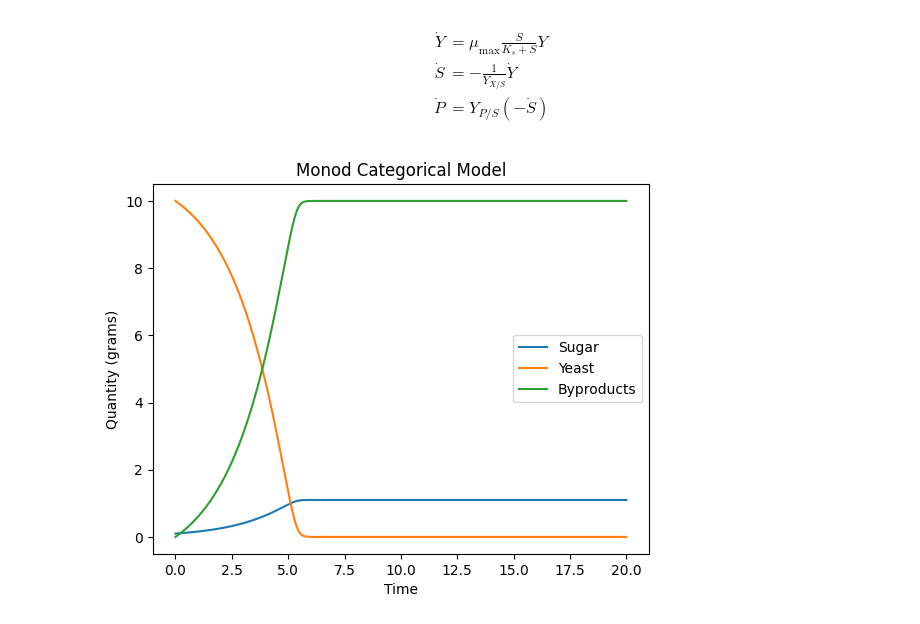
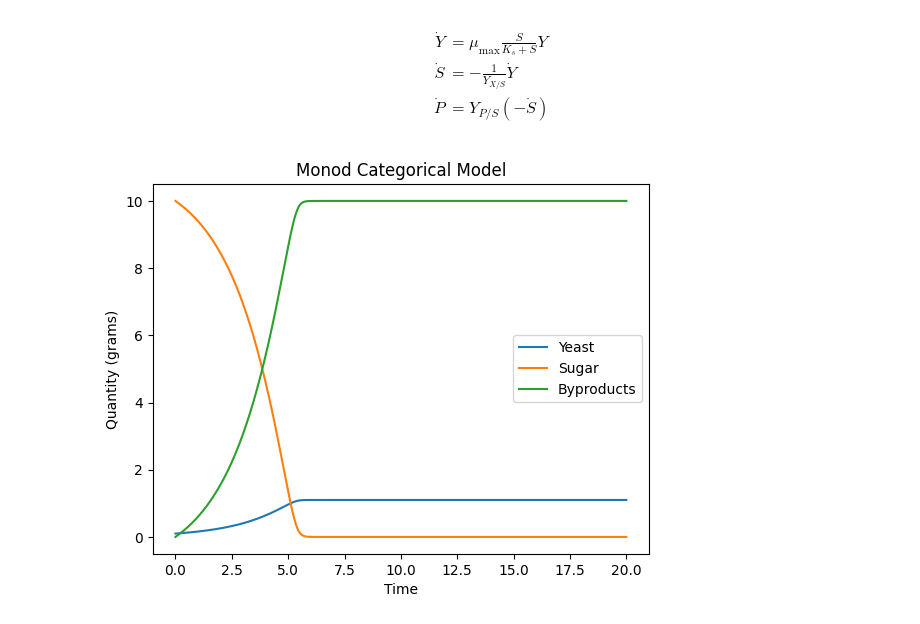
Before and after one commit to EthanPrimes/modeling_yeast_spread, a Jupyter notebook: monod_categorical.ipynb, the cells around one changed output. Cells and saved outputs as stored; diff of their text form; code cells hidden in the pictures.

```diff
--- a/monod_categorical.ipynb
+++ b/monod_categorical.ipynb
@@ -16,34 +16,34 @@ def ode(t, y, mu, K, Yxs, Yps):
     return np.array([
         mu * (y[1] / (K + y[1])) * y[0],
         -(1 / Yxs) * mu * (y[1] / (K + y[1])) * y[0],
         (Yps / Yxs) * mu * (y[1] / (K + y[1])) * y[0]
     ])
 
 # Building inputs
 t0 = 0
 tf = 20
 t_span = (t0, tf)
 y0 = np.array([0.1, 10, 0])  # g/L
 t = np.linspace(t0, tf, 1000)
 
 # Parameters
 mu = 0.5  # Maximum growth rate of yeast
-K = 0.6  # Half-velocity constant
+K = 0.6    # Half-velocity constant
 Yxs = 0.1  # Biomass per g sugar
 Yps = 1  # Product yield
 
 sol = solve_ivp(ode, t_span, y0, t_eval=t,
                 args=(mu, K, Yxs, Yps))
 
-plt.plot(sol.t, sol.y[0], label="Sugar")
-plt.plot(sol.t, sol.y[1], label="Yeast")
+plt.plot(sol.t, sol.y[0], label="Yeast")
+plt.plot(sol.t, sol.y[1], label="Sugar")
 plt.plot(sol.t, sol.y[2], label="Byproducts")
 
 plt.xlabel("Time")
 plt.ylabel("Quantity (grams)")
 plt.title("Monod Categorical Model")
 plt.legend()
 
 plt.show()
 # %% [output]
-[figure, old version]
+[figure, new version]
```
